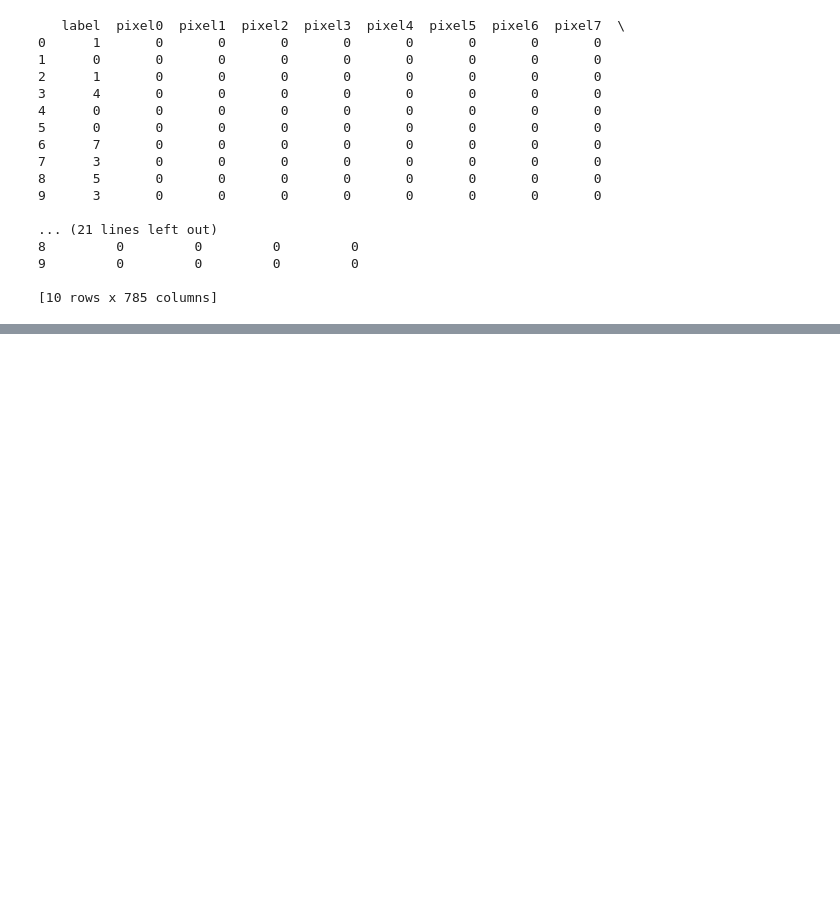
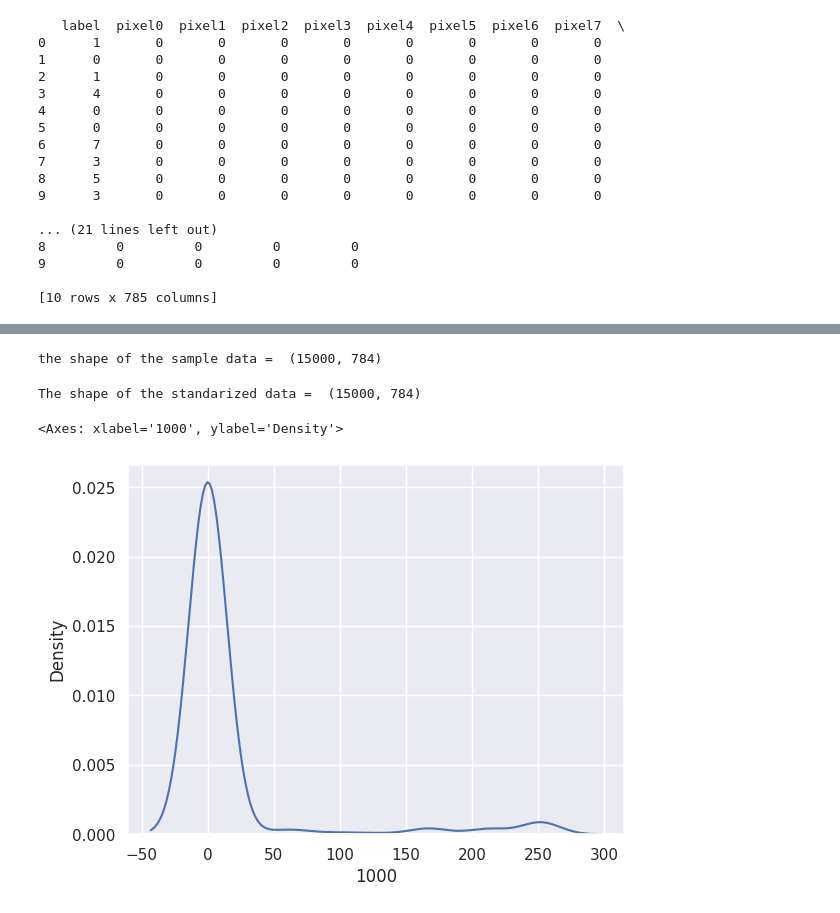
Before and after one commit to shlsharma/Data-Science, a Jupyter notebook: MNIST.ipynb, the cells around one changed output, grey strips where cells are left out. Saved outputs shown, nothing was run; the diff lists cells and outputs as text; code cells hidden in the pictures; blank space fills up the shorter version.

```diff
--- a/MNIST.ipynb
+++ b/MNIST.ipynb
@@ -30,0 +66,23 @@ print(df.head(10))
+# %%
+labels = l.head(15000)
+data = d.head(15000)
+
+print("the shape of the sample data = ", data.shape)
+# %% [output]
+the shape of the sample data =  (15000, 784)
+# %%
+# data preprocesing to perform standarization on the data
+from sklearn.preprocessing import StandardScaler
+standardized_data = StandardScaler().fit_transform(data)
+
+print('The shape of the standarized data = ', standardized_data.shape)
+# %% [output]
+The shape of the standarized data =  (15000, 784)
+# %%
+# visualizing both the data on the plot
+sns.set_theme()
+idx = 1000
+sns.kdeplot(data.iloc[idx])
+# %% [output]
+<Axes: xlabel='1000', ylabel='Density'>
+[figure, added]
```
Also changed, not shown: parts of 20 cells of this notebook.
